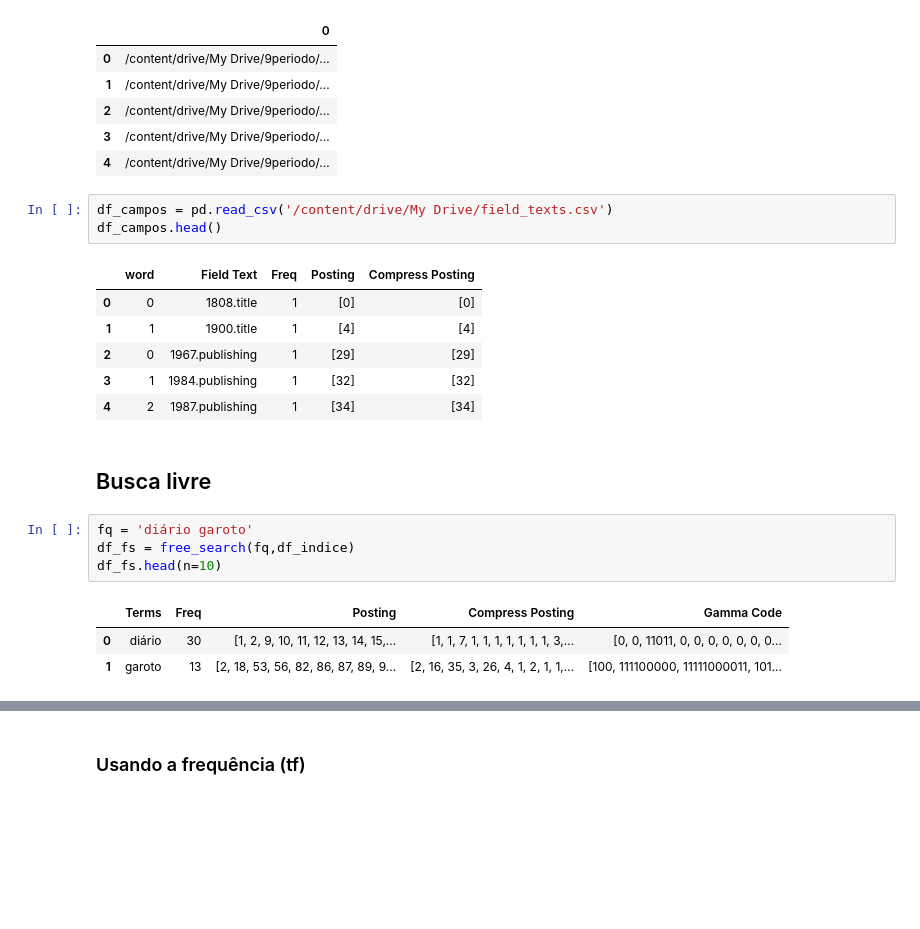
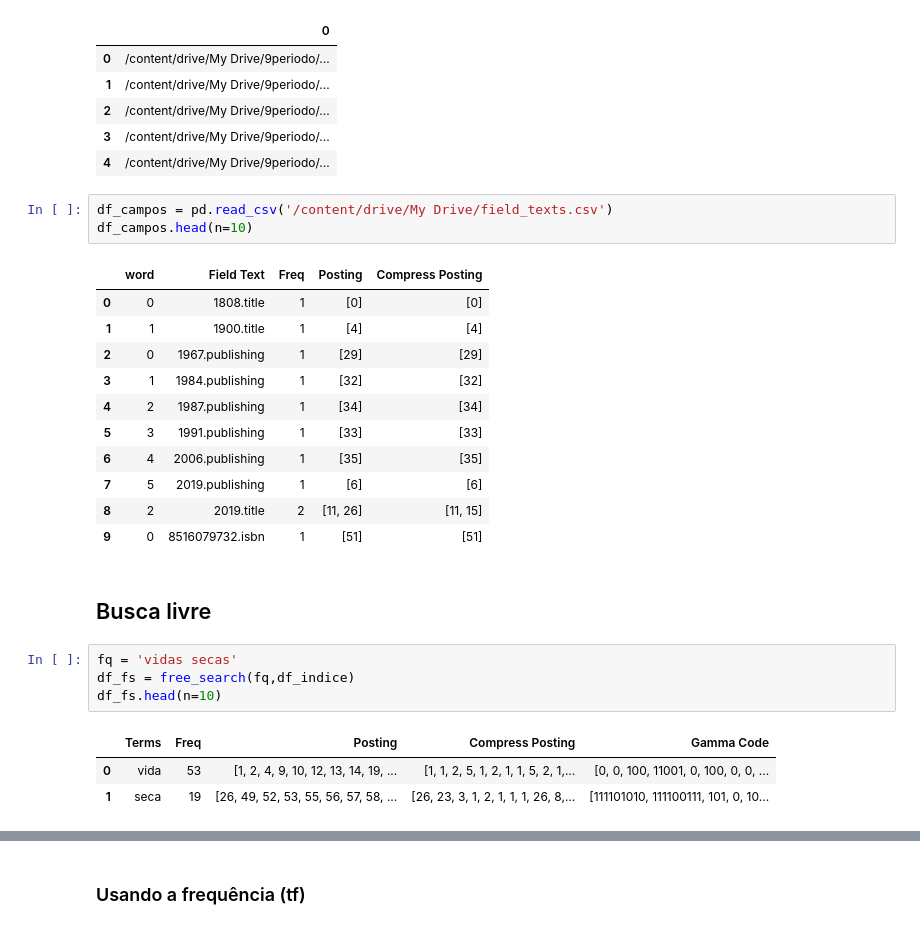
Before and after one commit to cmlins/recuperacaoDeInformacao, a Jupyter notebook: proc_consulta.ipynb, the cells around one changed output, grey strips where cells are left out. Saved outputs shown, nothing was run; the diff lists cells and outputs as text; blank space fills up the shorter version.

```diff
--- a/proc_consulta.ipynb
+++ b/proc_consulta.ipynb
@@ -269,24 +329,29 @@ df_arquivos.head()
 | 4 | /content/drive/My Drive/9periodo/... |
 # %%
 df_campos = pd.read_csv('/content/drive/My Drive/field_texts.csv')
-df_campos.head()
+df_campos.head(n=10)
 # %% [output]
 |  | word | Field Text | Freq | Posting | Compress Posting |
 | 0 | 0 | 1808.title | 1 | [0] | [0] |
 | 1 | 1 | 1900.title | 1 | [4] | [4] |
 | 2 | 0 | 1967.publishing | 1 | [29] | [29] |
 | 3 | 1 | 1984.publishing | 1 | [32] | [32] |
 | 4 | 2 | 1987.publishing | 1 | [34] | [34] |
+| 5 | 3 | 1991.publishing | 1 | [33] | [33] |
+| 6 | 4 | 2006.publishing | 1 | [35] | [35] |
+| 7 | 5 | 2019.publishing | 1 | [6] | [6] |
+| 8 | 2 | 2019.title | 2 | [11, 26] | [11, 15] |
+| 9 | 0 | 8516079732.isbn | 1 | [51] | [51] |
 # %% [markdown]
 ## Busca livre
 # %%
-fq = 'diário garoto'
+fq = 'vidas secas'
 df_fs = free_search(fq,df_indice)
 df_fs.head(n=10)
 # %% [output]
 |  | Terms | Freq | Posting | Compress Posting | Gamma Code |
-| 0 | diário | 30 | [1, 2, 9, 10, 11, 12, 13, 14, 15,... | [1, 1, 7, 1, 1, 1, 1, 1, 1, 1, 3,... | [0, 0, 11011, 0, 0, 0, 0, 0, 0, 0... |
-| 1 | garoto | 13 | [2, 18, 53, 56, 82, 86, 87, 89, 9... | [2, 16, 35, 3, 26, 4, 1, 2, 1, 1,... | [100, 111100000, 11111000011, 101... |
+| 0 | vida | 53 | [1, 2, 4, 9, 10, 12, 13, 14, 19, ... | [1, 1, 2, 5, 1, 2, 1, 1, 5, 2, 1,... | [0, 0, 100, 11001, 0, 100, 0, 0, ... |
+| 1 | seca | 19 | [26, 49, 52, 53, 55, 56, 57, 58, ... | [26, 23, 3, 1, 2, 1, 1, 1, 26, 8,... | [111101010, 111100111, 101, 0, 10... |
 # %%
 dl_fs = docs_list_OR(df_fs)
 print(dl_fs)
```
Also changed, not shown: parts of 32 cells of this notebook.
